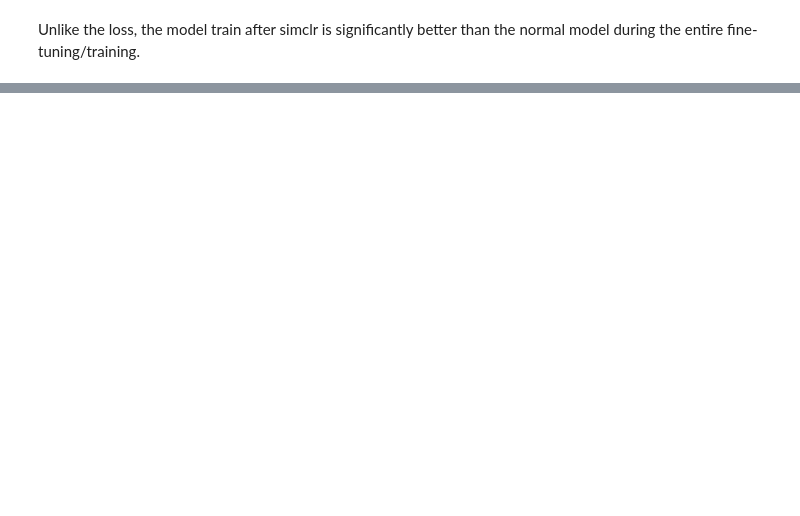
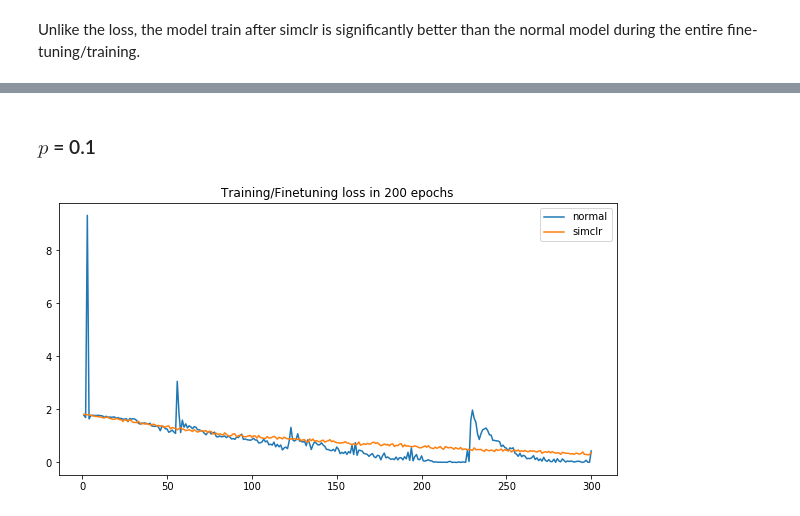
Before and after one commit to hslau44/irs_toolbox, a Jupyter notebook: Visualization.ipynb, the cells around one changed output, grey strips where cells are left out. Cells and saved outputs as stored; diff of their text form; code cells hidden in the pictures; blank space fills up the shorter version.

```diff
--- a/Visualization.ipynb
+++ b/Visualization.ipynb
@@ -201,0 +202,20 @@ plt.show()
+# %% [markdown]
+### $p$ = 0.1
+# %%
+clf_expname = 'Encoder_vgg16_mode_clf_on_exp4csipair_s_p010_finetuning_checkpoint_300__2021_02_12_16_47'
+clf_loss  = pd.read_csv('./record/'+clf_expname+'_loss.csv')
+clf_acc  = pd.read_csv('./record/'+clf_expname+'_accuracy.csv')
+clf_cmtx  = pd.read_csv('./record/'+clf_expname+'_cmtx.csv',index_col=0)
+norm_expname = 'Encoder_vgg16_mode_normal_on_exp4csipair_s_p010_finetuning_checkpoint_300__2021_02_12_17_00'
+norm_loss  = pd.read_csv('./record/'+norm_expname+'_loss.csv')
+norm_acc  = pd.read_csv('./record/'+norm_expname+'_accuracy.csv')
+norm_cmtx  = pd.read_csv('./record/'+norm_expname+'_cmtx.csv',index_col=0)
+# %%
+plt.figure(figsize=(10,5))
+plt.plot(np.arange(1,301),norm_loss['train_loss'].values)
+plt.plot(np.arange(1,301),clf_loss['train_loss'].values)
+plt.legend(['normal','simclr'])
+plt.title('Training/Finetuning loss in 200 epochs')
+plt.show()
+# %% [output]
+[figure, added]
```
Also changed, not shown: parts of 12 cells of this notebook.
